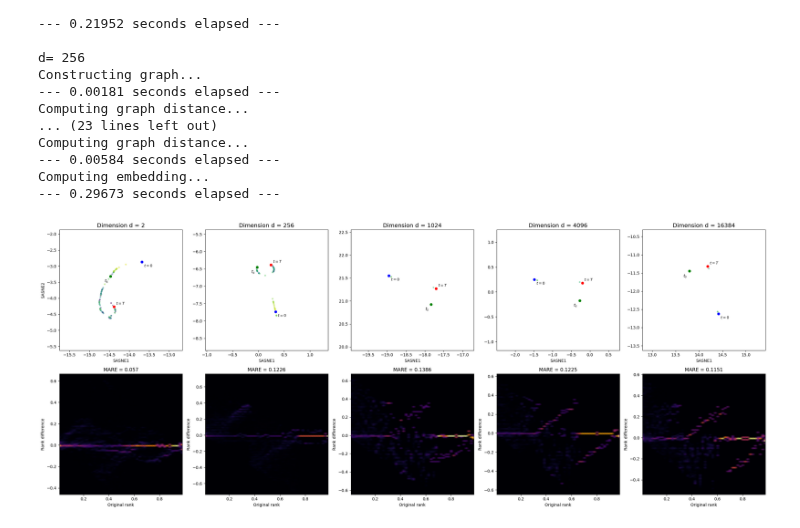
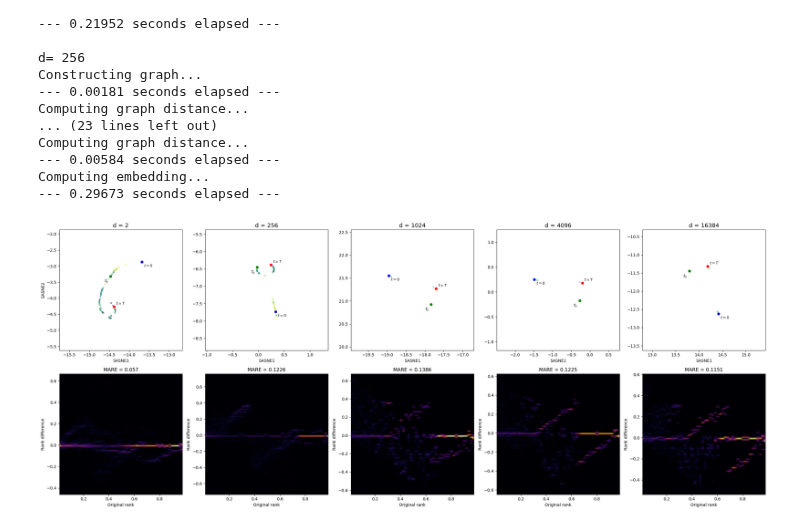
Before and after one commit to msarrias/Shape-Aware-Regimes-of-Diffusion-Models, a Jupyter notebook: notebooks/Gaussian_mixture_regimes.ipynb, the cells around one changed output. Cells and saved outputs as stored; diff of their text form; code cells hidden in the pictures.

Commit message:
fixed embedding plot titles

```diff
--- a/notebooks/Gaussian_mixture_regimes.ipynb
+++ b/notebooks/Gaussian_mixture_regimes.ipynb
@@ -137,7 +137,7 @@ if num_cols == 1:
 for i, (result, d) in enumerate(zip(sasne_embeddings_list, d_list)):
     embedding, Z, D1, D2, idx = result
     ax_proj = axes[0, i]
-    ax_proj.set_title(f'Dimension d = {d}', fontsize=14)
+    ax_proj.set_title(f'd = {d}', fontsize=14)
     scatter = ax_proj.scatter(embedding[:, 0], embedding[:, 1], s=10, alpha=0.4,
                                c=np.arange(len(embedding)), cmap='viridis')
 
@@ -147,31 +147,31 @@ for i, (result, d) in enumerate(zip(sasne_embeddings_list, d_list)):
     ax_proj.annotate('$t=T$', xy=(embedding[0, 0], embedding[0, 1]),
                      xytext=(5, 5), textcoords='offset points', fontsize=9)
 
     # 2. End Point (Data, t=0)
     ax_proj.scatter(embedding[-1, 0], embedding[-1, 1], c='blue', s=60,
                     edgecolors='white', zorder=5)
     ax_proj.annotate('$t=0$', xy=(embedding[-1, 0], embedding[-1, 1]),
                      xytext=(5, -12), textcoords='offset points', fontsize=9)
 
     # 3. Speciation Point (t_s)
     ax_proj.scatter(embedding[idx, 0], embedding[idx, 1], c='green', s=60,
                     edgecolors='white', zorder=6)
     ax_proj.annotate('$t_s$', xy=(embedding[idx, 0], embedding[idx, 1]),
                      xytext=(-15, -15), textcoords='offset points')
 
     ax_proj.set_xlabel('SASNE1')
     if i == 0: ax_proj.set_ylabel('SASNE2')
 
     # Dynamic axis limits
     ax_proj.set_xlim(embedding[:, 0].min() - 1, embedding[:, 0].max() + 1)
     ax_proj.set_ylim(embedding[:, 1].min() - 1, embedding[:, 1].max() + 1)
 
     # --- ROW 2: Rank Resilience Plot (RRP) ---
     ax_rank = axes[1, i]
     plt.sca(ax_rank)
     res = RRP(D1, D2)
 plt.tight_layout()
 plt.savefig('dimension_sweep_results.png', dpi=300)
 plt.show()
 # %% [output]
-[figure, old version]
+[figure, new version]
```
